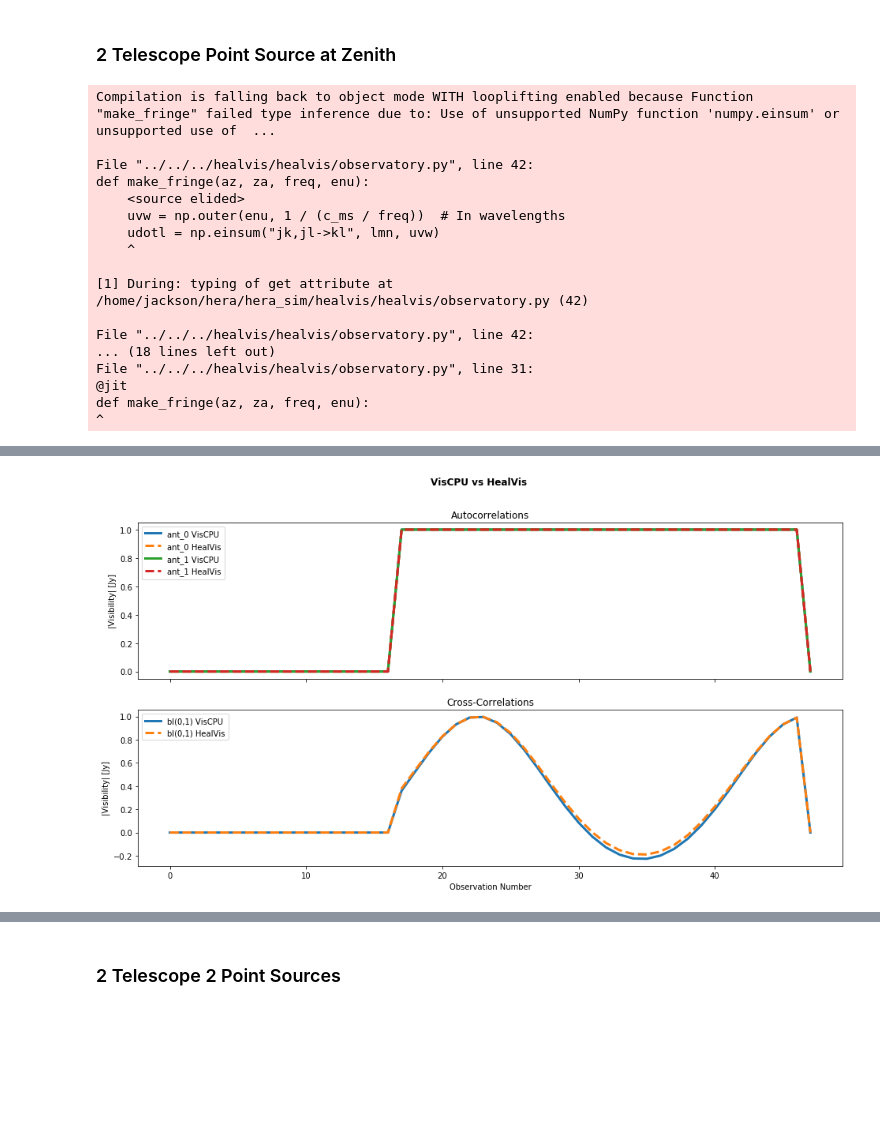
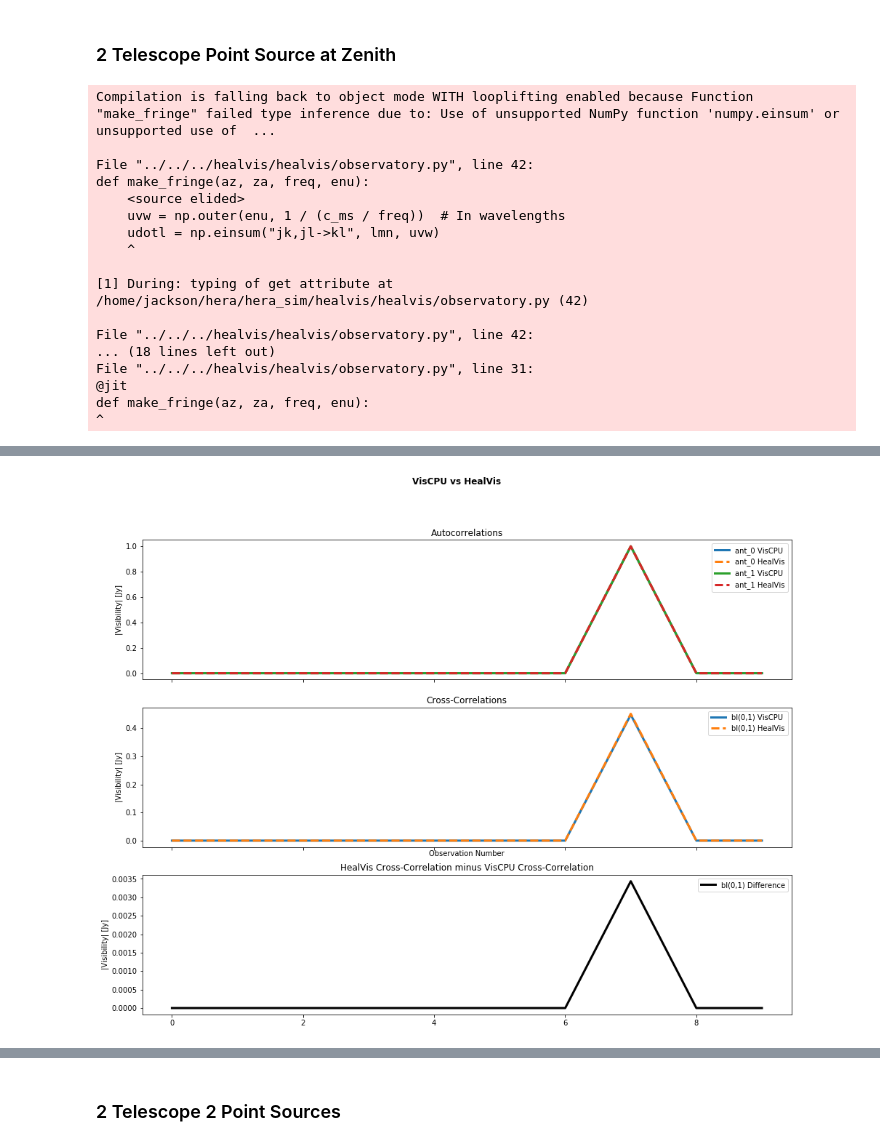
Before and after one commit to HERA-Team/hera_sim, a Jupyter notebook: docs/tutorials/visibility_simulator.ipynb, the cells around one changed output, grey strips where cells are left out. Cells and saved outputs as stored; diff of their text form; code cells hidden in the pictures; blank space fills up the shorter version.

Commit message:
Un-commented out healvis/viscpu comparison tests. Making sure point sources are aligned to HEALPix centers has the visibilities match to an atol=1e-5 for uniform beams.

```diff
--- a/docs/tutorials/visibility_simulator.ipynb
+++ b/docs/tutorials/visibility_simulator.ipynb
@@ -71,8 +65,8 @@ def plot_blts(simulator):
     ax[1].set_xlabel("Observation Number")
 
 def compare_blts(simulator1, simulator2):
-    fig, ax = plt.subplots(2, 1, sharex=True,
-                           subplot_kw={"ylabel":"|Visibility| [Jy]"}, figsize=(16, 8))
+    fig, ax = plt.subplots(3, 1, sharex=True,
+                           subplot_kw={"ylabel":"|Visibility| [Jy]"}, figsize=(16, 12))
 
     name1 = type(simulator1).__name__
     name2 = type(simulator2).__name__
@@ -83,19 +77,25 @@ def compare_blts(simulator1, simulator2):
 
     for i in simulator1.uvdata.antenna_numbers:
         auto_ind = simulator1.uvdata.antpair2ind((i,i))
+        auto1 = np.real(simulator1.uvdata.data_array[auto_ind, 0, 0, 0])
+        auto2 = np.real(simulator2.uvdata.data_array[auto_ind, 0, 0, 0])
 
-        ax[0].plot(np.real(simulator1.uvdata.data_array[auto_ind, 0, 0, 0]), label=("ant_{} " + name1).format(i), linewidth=lw)
-        ax[0].plot(np.real(simulator2.uvdata.data_array[auto_ind, 0, 0, 0]), linestyle="--", label=("ant_{} "+name2).format(i), linewidth=lw)
+        ax[0].plot(auto1, label=("ant_{} " + name1).format(i), linewidth=lw)
+        ax[0].plot(auto2, linestyle="--", label=("ant_{} "+name2).format(i), linewidth=lw)
 
         for j in simulator1.uvdata.antenna_numbers[(i+1):]:
             cross_ind = simulator1.uvdata.antpair2ind((i,j))
-            ax[1].plot(np.real(simulator1.uvdata.data_array[cross_ind, 0, 0, 0]), label=("bl({},{}) " + name1).format(i,j), linewidth=lw)
-            ax[1].plot(np.real(simulator2.uvdata.data_array[cross_ind, 0, 0, 0]), linestyle="--", label=("bl({},{}) " + name2).format(i,j), linewidth=lw)
+            cross1 = np.real(simulator1.uvdata.data_array[cross_ind, 0, 0, 0])
+            cross2 = np.real(simulator2.uvdata.data_array[cross_ind, 0, 0, 0])
 
-    ax[0].legend()
-    ax[1].legend()
+            ax[1].plot(cross1, label=("bl({},{}) " + name1).format(i,j), linewidth=lw)
+            ax[1].plot(cross2, linestyle="--", label=("bl({},{}) " + name2).format(i,j), linewidth=lw)
+            ax[2].plot(cross2 - cross1, label=("bl({},{}) " + "Difference").format(i,j), linewidth=lw, c="k")
+
+    [a.legend() for a in ax]
     ax[0].set_title("Autocorrelations")
     ax[1].set_title("Cross-Correlations")
+    ax[2].set_title(name2 + " Cross-Correlation minus " + name1 + " Cross-Correlation")
     ax[1].set_xlabel("Observation Number")
 # %% [markdown]
 ``VisCPU`` natively deals with diffuse emission, and the ``VisibilitySimulator`` uses ``healpix`` maps to represent such emission:
@@ -120,7 +120,7 @@ def myuvdata(ntimes=48, ntel=1, **kwargs):
 
     return io.empty_uvdata(
         nfreq = 5,
-        integration_time = 86164.1/ntimes,
+        integration_time = sday.to('s')/ntimes,
         ntimes= ntimes,
         ants = ants,
         **kwargs
@@ -452,17 +493,23 @@ plt.figure()
 # %%
-uvdata = myuvdata(ntel=2)
-uvdata1 = myuvdata(ntel=2)
+uvdata = myuvdata(ntel=2, ntimes=10)
+uvdata1 = myuvdata(ntel=2, ntimes=10)
 freqs = np.unique(uvdata.freq_array)
+nside = 2**4
 
-point_source_pos = np.array([[0, uvdata.telescope_location_lat_lon_alt[0]]])
+
+point_source_pos = np.array([[0, uvdata.telescope_location_lat_lon_alt[0]+np.pi/2]])
 point_source_flux = np.array([[1.0]] * len(freqs))
+
+hmap = convert_point_sources_to_healpix(point_source_pos, point_source_flux, nside=nside)
+point_source_pos1, point_source_flux1 = convert_healpix_to_point_sources(hmap)
+
 
 viscpu_sim = VisCPU(
     uvdata=uvdata1,
     sky_freqs=freqs,
-    point_source_pos=point_source_pos,
-    point_source_flux=point_source_flux,
-    nside=2**4,
+    point_source_pos=point_source_pos1,
+    point_source_flux=point_source_flux1,
+    nside=nside,
     real_dtype=np.float64,
     complex_dtype=np.complex128,
 )
@@ -472,7 +519,7 @@ healvis_sim = HealVis(
     sky_freqs=freqs,
     point_source_pos=point_source_pos,
     point_source_flux=point_source_flux,
-    nside=2 ** 4
+    nside=nside
 )
 
 viscpu_sim.simulate()
@@ -523 +563 @@ Finished: 48, Elapsed 0.04min, Remain 0.000hour, MaxRSS 0.204412GB
-[figure, old version]
+[figure, new version]
```
Also changed, not shown: parts of 7 cells of this notebook, 2 other files.
